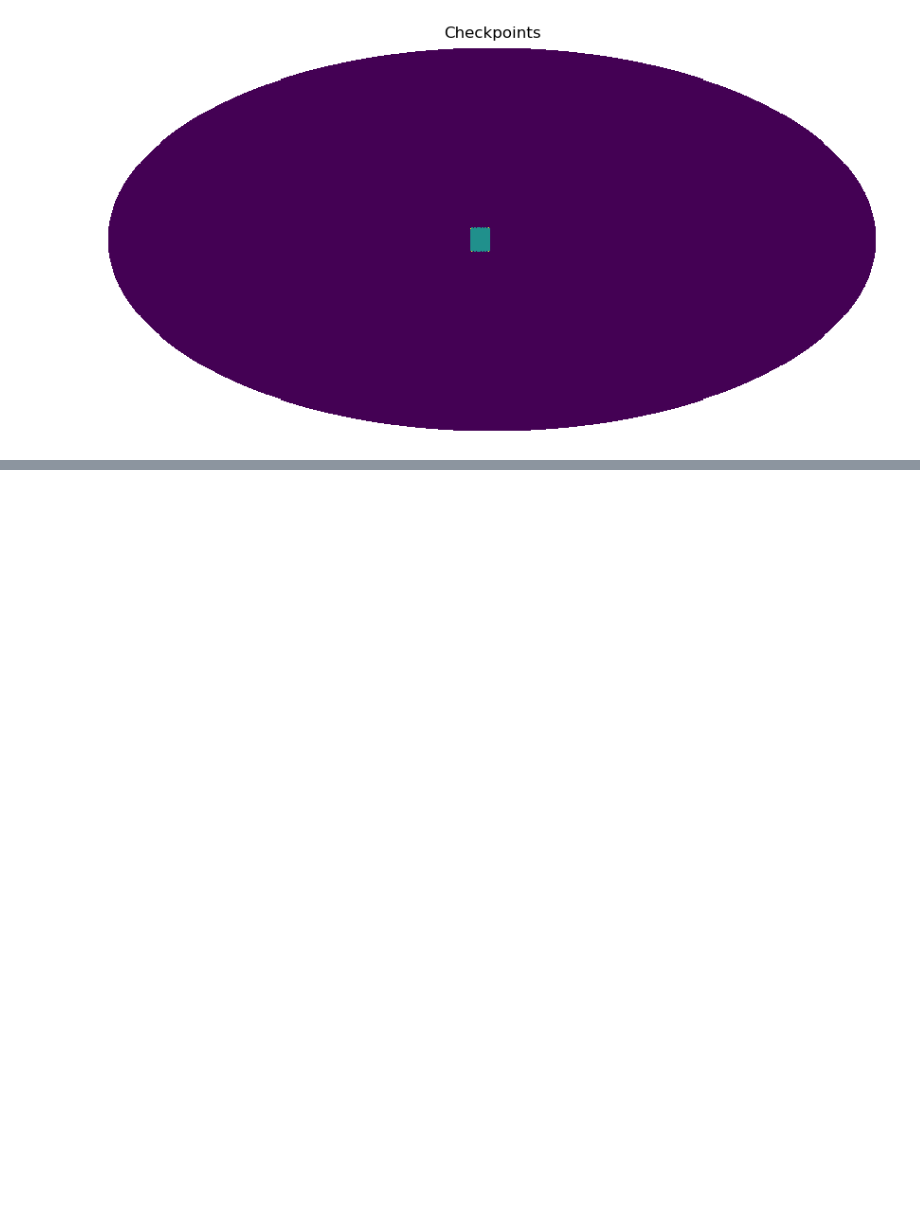
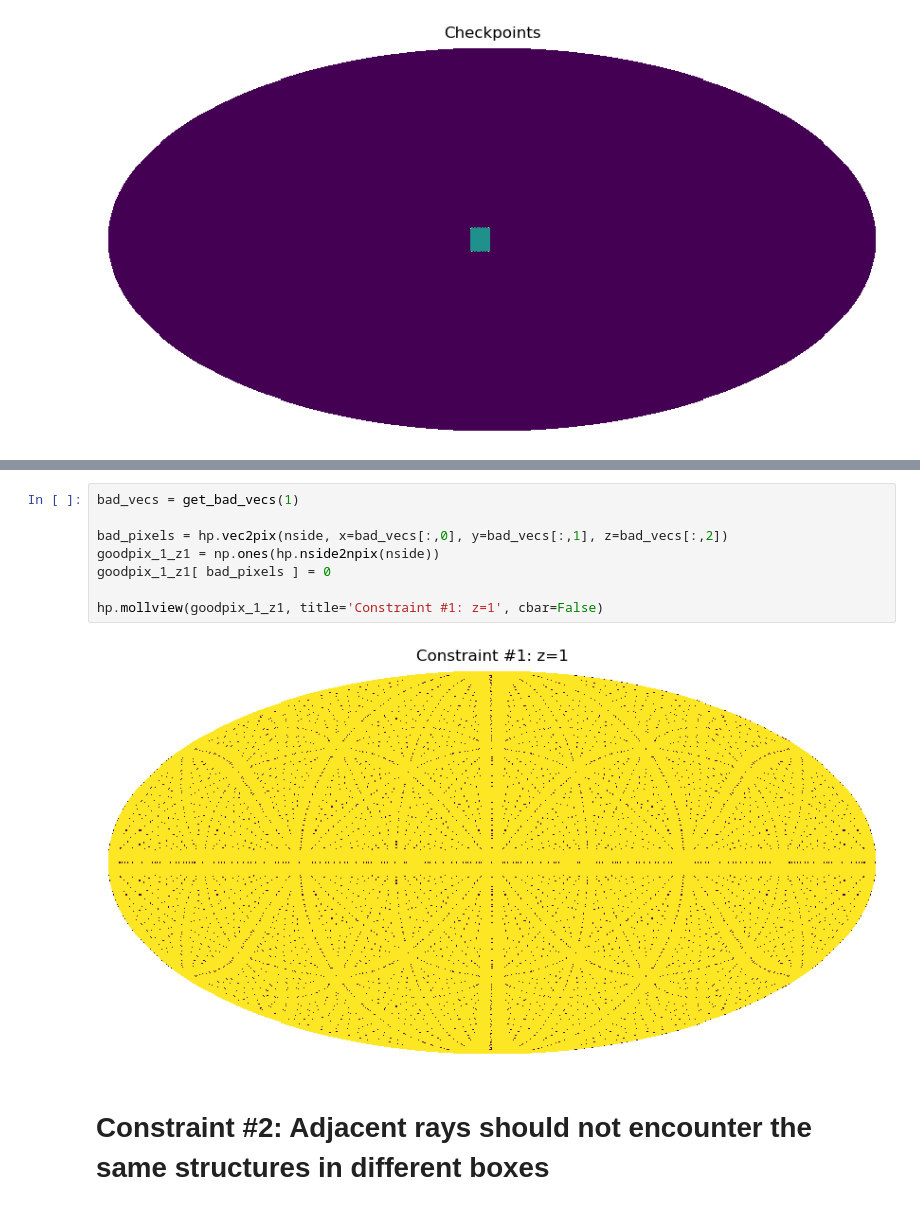
Before and after one commit to aqcheng/illustris_frb, a Jupyter notebook: notebooks/get_good_pixels.ipynb, the cells around one changed output, grey strips where cells are left out. Drawn from its saved outputs; the diff is of its cells as text; blank space fills up the shorter version.

```diff
--- a/notebooks/get_good_pixels.ipynb
+++ b/notebooks/get_good_pixels.ipynb
@@ -259,0 +325,12 @@ hp.mollview(pix_arr, title="Checkpoints", cbar=False)
+# %%
+bad_vecs = get_bad_vecs(1)
+
+bad_pixels = hp.vec2pix(nside, x=bad_vecs[:,0], y=bad_vecs[:,1], z=bad_vecs[:,2])
+goodpix_1_z1 = np.ones(hp.nside2npix(nside))
+goodpix_1_z1[ bad_pixels ] = 0
+
+hp.mollview(goodpix_1_z1, title='Constraint #1: z=1', cbar=False)
+# %% [output]
+[figure, added]
+# %% [markdown]
+# Constraint #2: Adjacent rays should not encounter the same structures in different boxes
```
Also changed, not shown: parts of 36 cells of this notebook, 2 other files.
